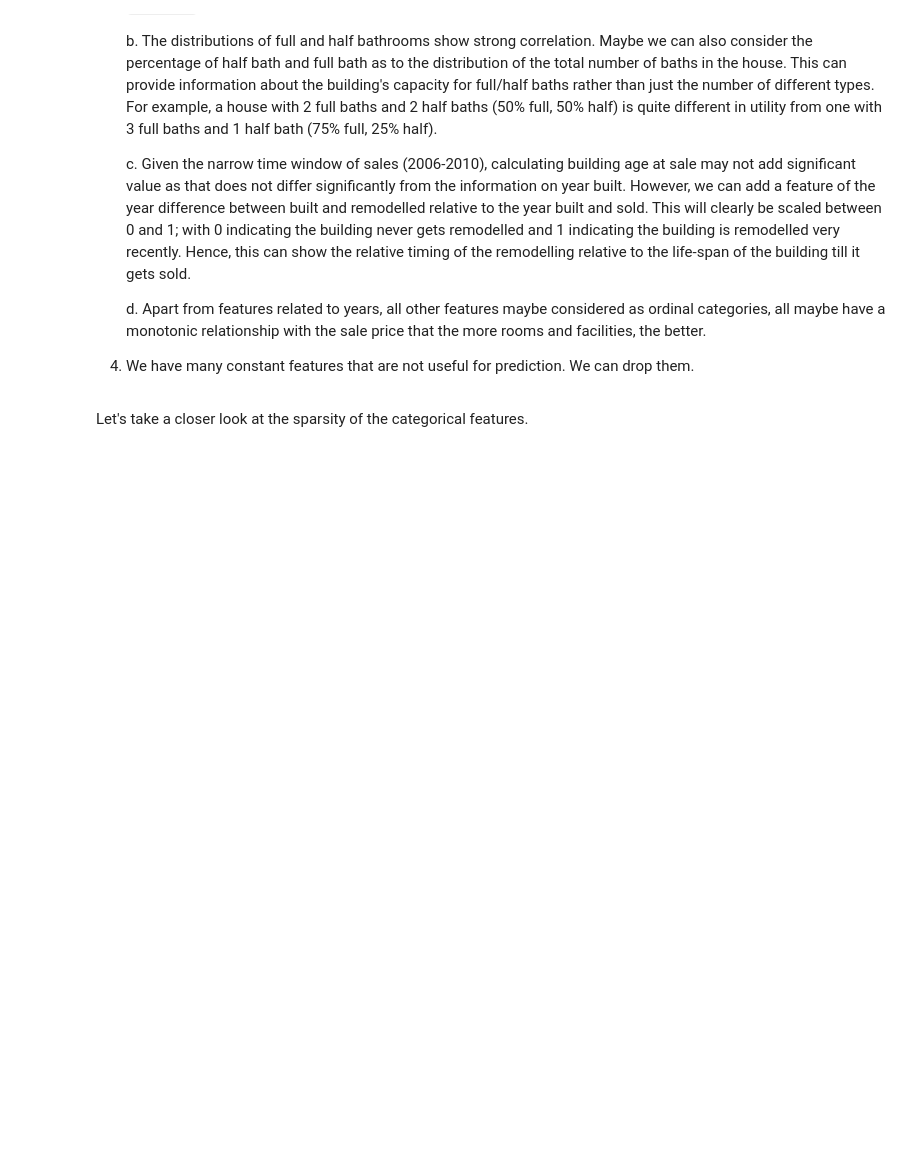
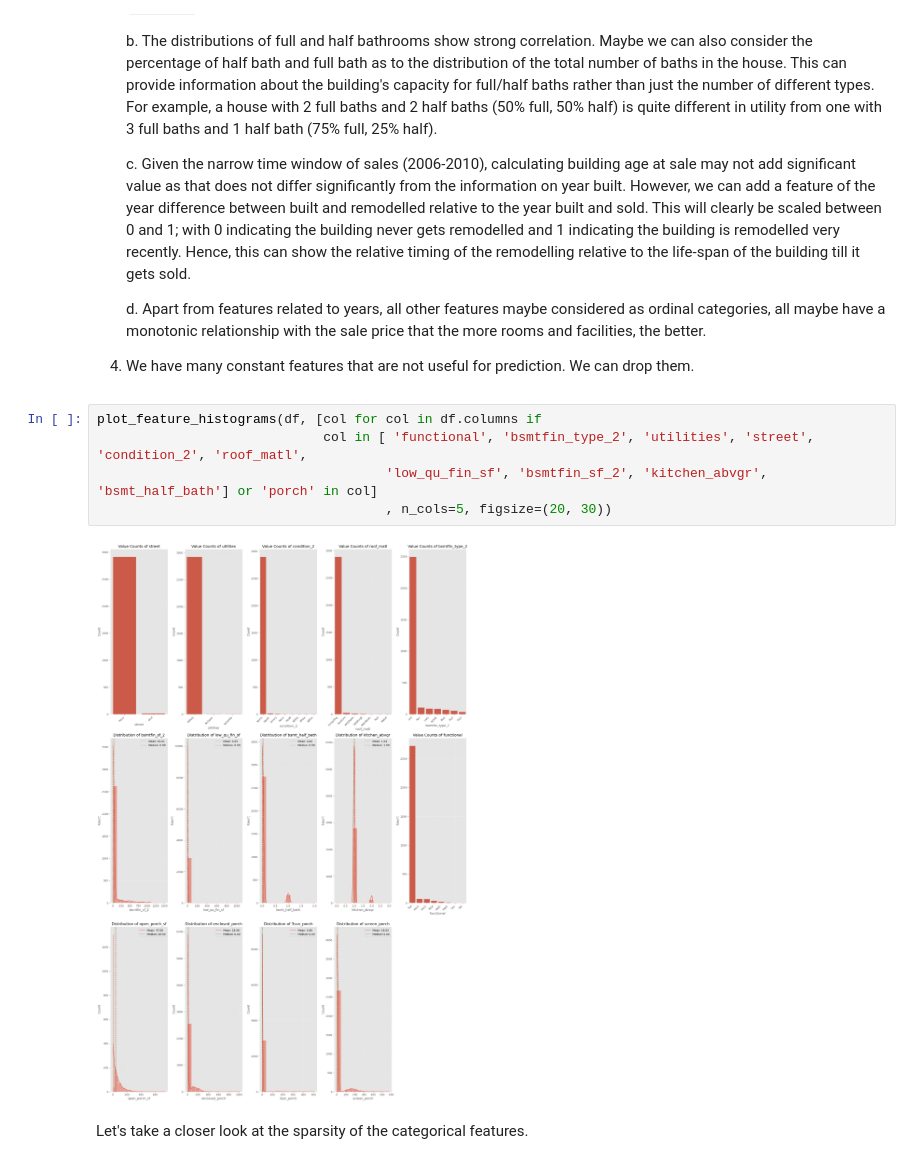
Before and after one commit to congminh-nguyen/ames_project, a Jupyter notebook: notebooks/eda_cleaning.ipynb, the cells around one changed output. Saved outputs shown, nothing was run; the diff lists cells and outputs as text; blank space fills up the shorter version.

```diff
--- a/notebooks/eda_cleaning.ipynb
+++ b/notebooks/eda_cleaning.ipynb
@@ -468,6 +468,13 @@ Feel free to select what you want to see. Give it 2-3 secs.
    d. Apart from features related to years, all other features maybe considered as ordinal categories, all maybe have a monotonic relationship with the sale price that the more rooms and facilities, the better.
 
 4. We have many constant features that are not useful for prediction. We can drop them.
+# %%
+plot_feature_histograms(df, [col for col in df.columns if
+                             col in [ 'functional', 'bsmtfin_type_2', 'utilities', 'street', 'condition_2', 'roof_matl',
+                                     'low_qu_fin_sf', 'bsmtfin_sf_2', 'kitchen_abvgr', 'bsmt_half_bath'] or 'porch' in col]
+                                     , n_cols=5, figsize=(20, 30))
+# %% [output]
+[figure, added]
 # %% [markdown]
 Let's take a closer look at the sparsity of the categorical features.
 # %%
```
Also changed, not shown: parts of 8 cells of this notebook, 1 other file.
